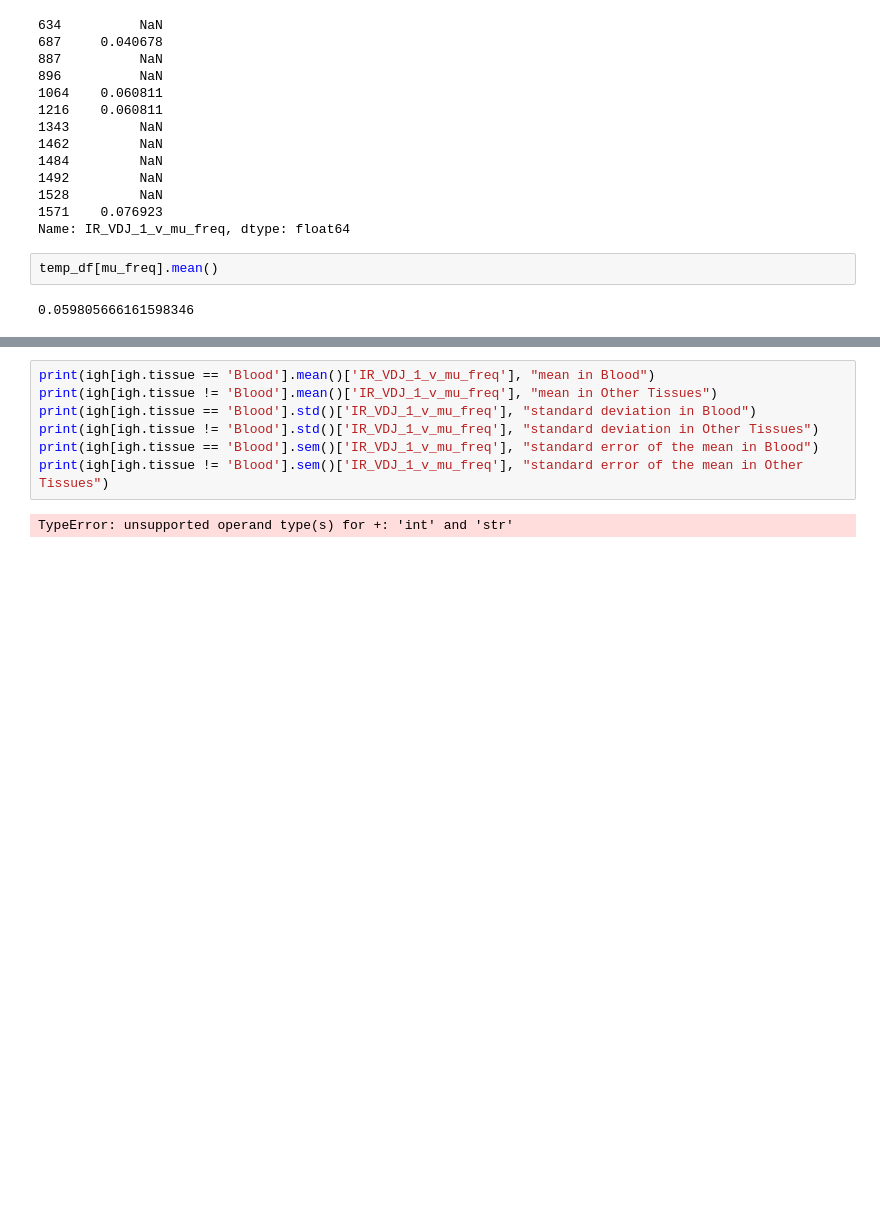
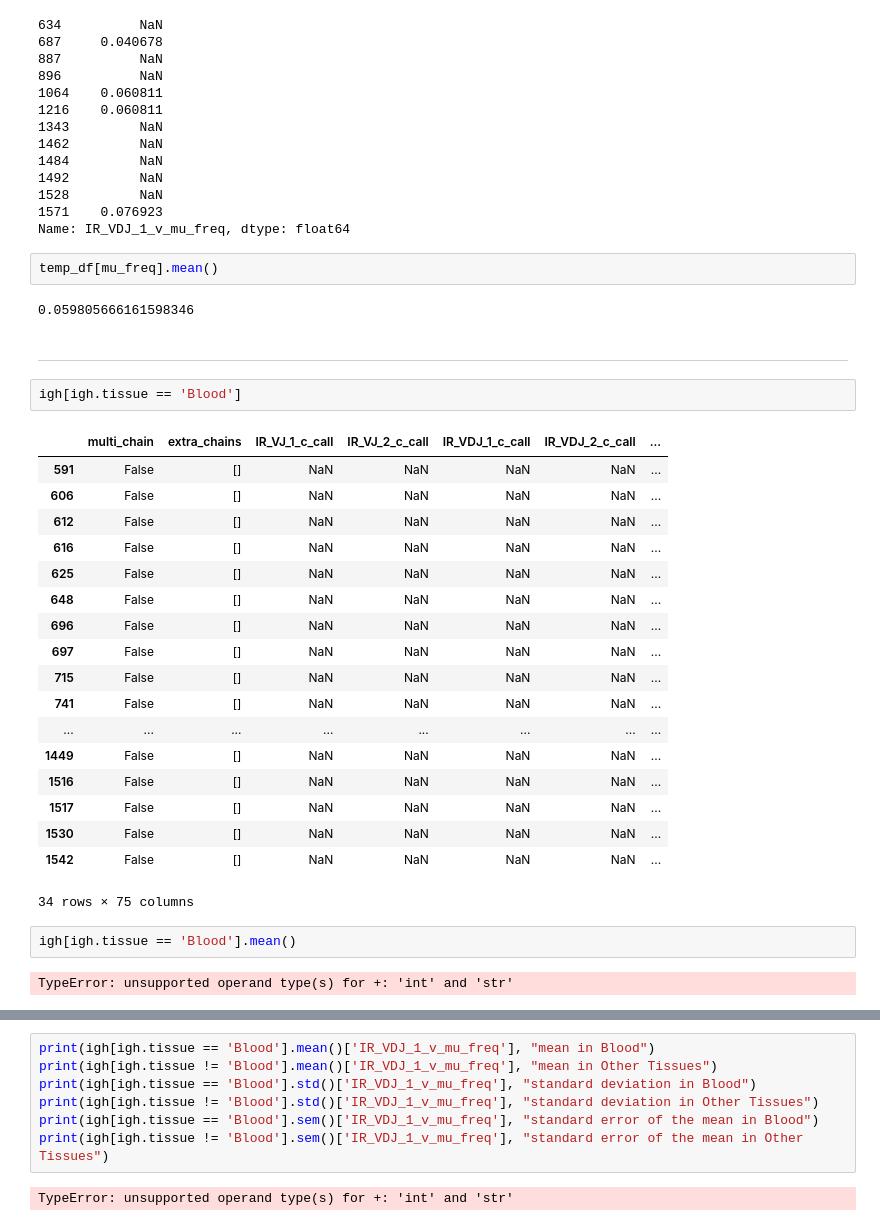
Before and after one commit to amyylin1/tabula_sapien_scRNAseq, a Jupyter notebook: hypermutation_frequencies_0.ipynb, the cells around one changed output, grey strips where cells are left out. Drawn from its saved outputs; the diff is of its cells as text; blank space fills up the shorter version.

```diff
--- a/hypermutation_frequencies_0.ipynb
+++ b/hypermutation_frequencies_0.ipynb
@@ -605,3 +604,30 @@ Name: IR_VDJ_1_v_mu_freq, dtype: float64
 temp_df[mu_freq].mean()
 # %% [output]
 0.059805666161598346
+# %% [markdown]
+---
+# %%
+igh[igh.tissue == 'Blood']
+# %% [output]
+|  | multi_chain | extra_chains | IR_VJ_1_c_call | IR_VJ_2_c_call | IR_VDJ_1_c_call | IR_VDJ_2_c_call | ... |
+| 591 | False | [] | NaN | NaN | NaN | NaN | ... |
+| 606 | False | [] | NaN | NaN | NaN | NaN | ... |
+| 612 | False | [] | NaN | NaN | NaN | NaN | ... |
+| 616 | False | [] | NaN | NaN | NaN | NaN | ... |
+| 625 | False | [] | NaN | NaN | NaN | NaN | ... |
+| 648 | False | [] | NaN | NaN | NaN | NaN | ... |
+| 696 | False | [] | NaN | NaN | NaN | NaN | ... |
+| 697 | False | [] | NaN | NaN | NaN | NaN | ... |
+| 715 | False | [] | NaN | NaN | NaN | NaN | ... |
+| 741 | False | [] | NaN | NaN | NaN | NaN | ... |
+| ... | ... | ... | ... | ... | ... | ... | ... |
+| 1449 | False | [] | NaN | NaN | NaN | NaN | ... |
+| 1516 | False | [] | NaN | NaN | NaN | NaN | ... |
+| 1517 | False | [] | NaN | NaN | NaN | NaN | ... |
+| 1530 | False | [] | NaN | NaN | NaN | NaN | ... |
+| 1542 | False | [] | NaN | NaN | NaN | NaN | ... |
+34 rows × 75 columns
+# %%
+igh[igh.tissue == 'Blood'].mean()
+# %% [output]
+TypeError: unsupported operand type(s) for +: 'int' and 'str'
```
Also changed, not shown: parts of 8 cells of this notebook, 1 other file.
